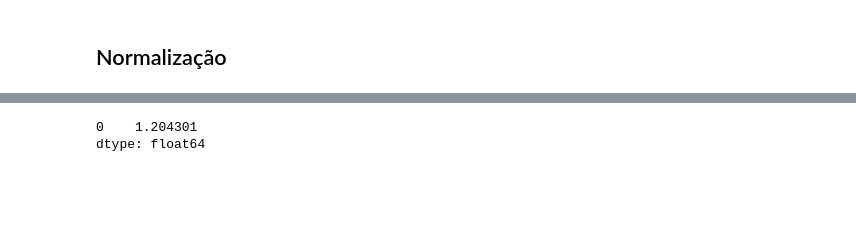
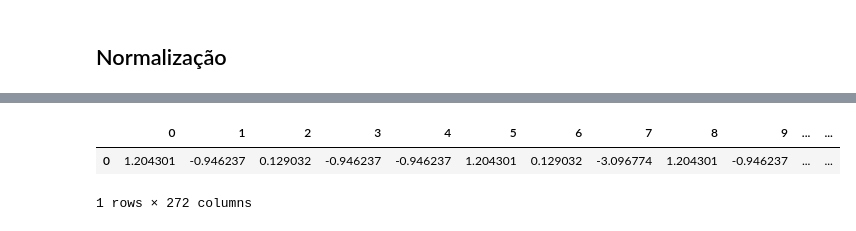
Before and after one commit to gus-phys/AI2-resources, a Jupyter notebook: 02-programacao-python/aula10/ml-100k-pd/ml-100k-pd.ipynb, the cells around one changed output, grey strips where cells are left out. Drawn from its saved outputs; the diff is of its cells as text; code cells hidden in the pictures; blank space fills up the shorter version.

```diff
--- a/02-programacao-python/aula10/ml-100k-pd/ml-100k-pd.ipynb
+++ b/02-programacao-python/aula10/ml-100k-pd/ml-100k-pd.ipynb
@@ -803,6 +847,7 @@ dtype: float64
 # %%
 # Define uma função que normaliza, pelo Z-Score, as avaliações
-def norm_stand(a, m_id):
+def norm_stand(m_id):
+    idx = m_id - 1
     movie = cond_item.loc[cond_item['movie id'] == m_id]
-    ns = (a - movie['mean rating'])/(movie['standard deviation'])
+    ns = data.loc[idx:idx,:].apply(lambda x: (x - movie['mean rating'])/movie['standard deviation']).dropna(axis=1).iloc[:,0:-4]
     return(ns)
@@ -814,5 +854,6 @@ dtype: float64
 # %%
-norm_stand(5,1)
+norm_stand(1)
 # %% [output]
+|  | 0 | 1 | 2 | 3 | 4 | 5 | 6 | 7 | 8 | 9 | ... | ... |
+| 0 | 1.204301 | -0.946237 | 0.129032 | -0.946237 | -0.946237 | 1.204301 | 0.129032 | -3.096774 | 1.204301 | -0.946237 | ... | ... |
-0    1.204301
-dtype: float64
+1 rows × 272 columns
```
Also changed, not shown: parts of 26 cells of this notebook, 1 other file.
